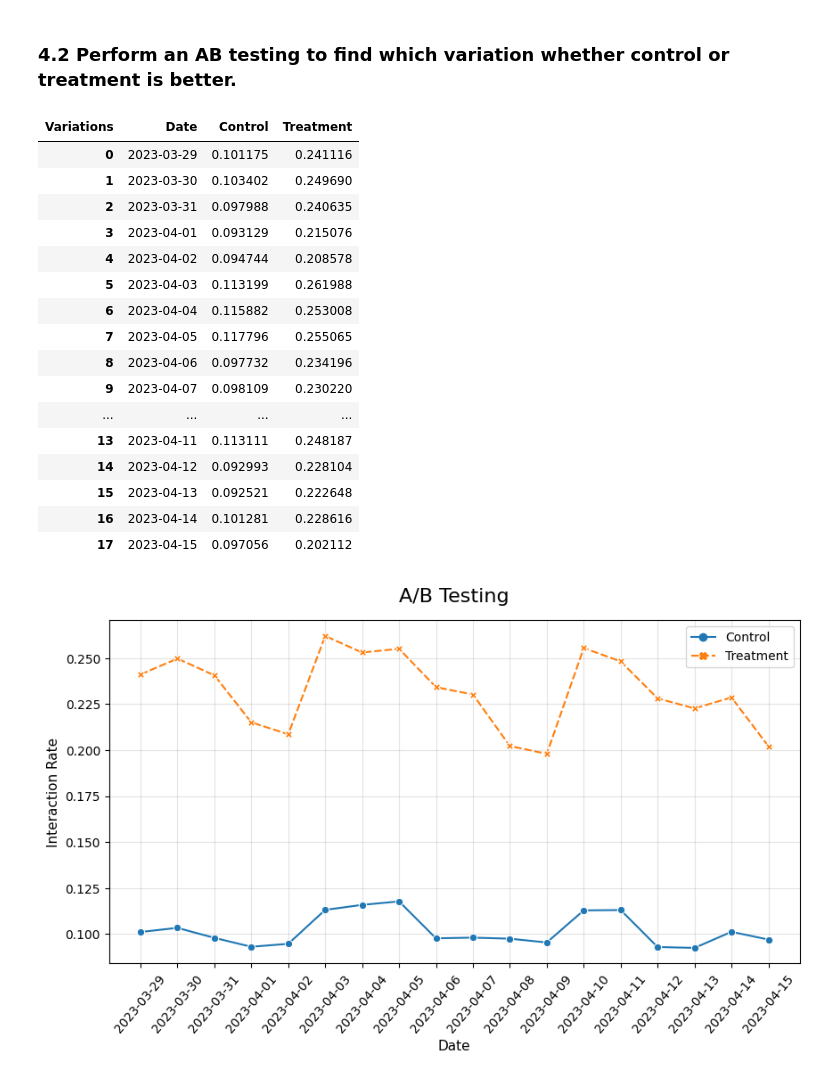
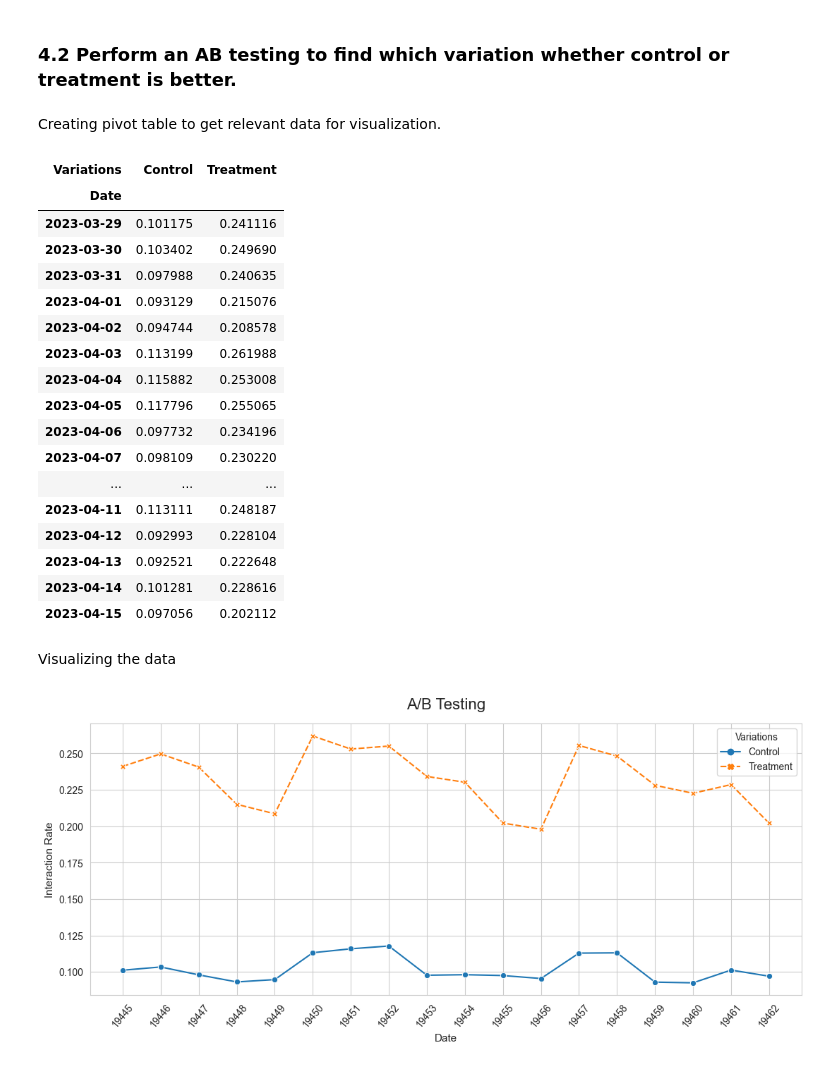
Before and after one commit to pratiksrm99/DataAnalysis, a Jupyter notebook: Website_Visitors_Data_Analysis/Analysis Notebook/Part_4-A_B_testing.ipynb, the cells around one changed output. Drawn from its saved outputs; the diff is of its cells as text; code cells hidden in the pictures.

Commit message:
Update: Part 4, visualization complete

```diff
--- a/Website_Visitors_Data_Analysis/Analysis Notebook/Part_4-A_B_testing.ipynb
+++ b/Website_Visitors_Data_Analysis/Analysis Notebook/Part_4-A_B_testing.ipynb
@@ -126,0 +150,12 @@ new_df.head()
+# %%
+# Dropping irrelevant columns
+filtered_df = df.drop(columns=["DeviceType", "Address"])
+
+# Grouping the data based on Variations and Date and summing all the values
+filtered_df = filtered_df.groupby(by=["Variations", "Date"]).sum()
+
+# Creating new metric Interaction Rate using [no. of Clicks/no. of Visitors]
+filtered_df["Interaction Rate"] = filtered_df["Clicks"] / filtered_df["Visitors"]
+
+# Displaying the data
+filtered_df
@@ -127,35 +181,48 @@ new_df.head()
 # %% [markdown]
 ###  4.2 Perform an AB testing to find which variation whether control or treatment is better.
+# %% [markdown]
+Creating pivot table to get relevant data for visualization.
 # %%
-new_df = new_df.reset_index().pivot_table(index="Date", columns="Variations", values="Interaction Rate")
-new_df.reset_index()
+# Creating pivot table from previous dataframe
+testing_df = filtered_df.reset_index().pivot_table(index="Date", columns="Variations", values="Interaction Rate")
+
+# Displaying the data
+testing_df
 # %% [output]
-| Variations | Date | Control | Treatment |
-| 0 | 2023-03-29 | 0.101175 | 0.241116 |
-| 1 | 2023-03-30 | 0.103402 | 0.249690 |
-| 2 | 2023-03-31 | 0.097988 | 0.240635 |
-| 3 | 2023-04-01 | 0.093129 | 0.215076 |
-| 4 | 2023-04-02 | 0.094744 | 0.208578 |
-| 5 | 2023-04-03 | 0.113199 | 0.261988 |
-| 6 | 2023-04-04 | 0.115882 | 0.253008 |
-| 7 | 2023-04-05 | 0.117796 | 0.255065 |
-| 8 | 2023-04-06 | 0.097732 | 0.234196 |
-| 9 | 2023-04-07 | 0.098109 | 0.230220 |
-| ... | ... | ... | ... |
-| 13 | 2023-04-11 | 0.113111 | 0.248187 |
-| 14 | 2023-04-12 | 0.092993 | 0.228104 |
-| 15 | 2023-04-13 | 0.092521 | 0.222648 |
-| 16 | 2023-04-14 | 0.101281 | 0.228616 |
-| 17 | 2023-04-15 | 0.097056 | 0.202112 |
+| Variations | Control | Treatment |
+| Date |  |  |
+| 2023-03-29 | 0.101175 | 0.241116 |
+| 2023-03-30 | 0.103402 | 0.249690 |
+| 2023-03-31 | 0.097988 | 0.240635 |
+| 2023-04-01 | 0.093129 | 0.215076 |
+| 2023-04-02 | 0.094744 | 0.208578 |
+| 2023-04-03 | 0.113199 | 0.261988 |
+| 2023-04-04 | 0.115882 | 0.253008 |
+| 2023-04-05 | 0.117796 | 0.255065 |
+| 2023-04-06 | 0.097732 | 0.234196 |
+| 2023-04-07 | 0.098109 | 0.230220 |
+| ... | ... | ... |
+| 2023-04-11 | 0.113111 | 0.248187 |
+| 2023-04-12 | 0.092993 | 0.228104 |
+| 2023-04-13 | 0.092521 | 0.222648 |
+| 2023-04-14 | 0.101281 | 0.228616 |
+| 2023-04-15 | 0.097056 | 0.202112 |
+# %% [markdown]
+Visualizing the data
 # %%
-plt.figure(figsize=(10,5))
-sns.lineplot(new_df, markers=True)
-plt.xticks(new_df.reset_index()["Date"],rotation=50)
-plt.legend()
+# Setting plot parameters
+plt.figure(figsize=(13,5))
+sns.set_style("whitegrid")
+plt.xticks(testing_df.reset_index()["Date"],rotation=50)
+
+# Creating line plot
+sns.lineplot(testing_df, markers=True)
+
+# Setting graph descriptions
 plt.xlabel("Date", fontsize=11)
 plt.ylabel("Interaction Rate", fontsize=11)
 plt.title("A/B Testing", fontsize=16, pad=15)
-plt.grid(True, alpha=0.35)
+
 plt.show()
 # %% [output]
-[figure, old version]
+[figure, new version]
```
Also changed, not shown: parts of 9 cells of this notebook.
